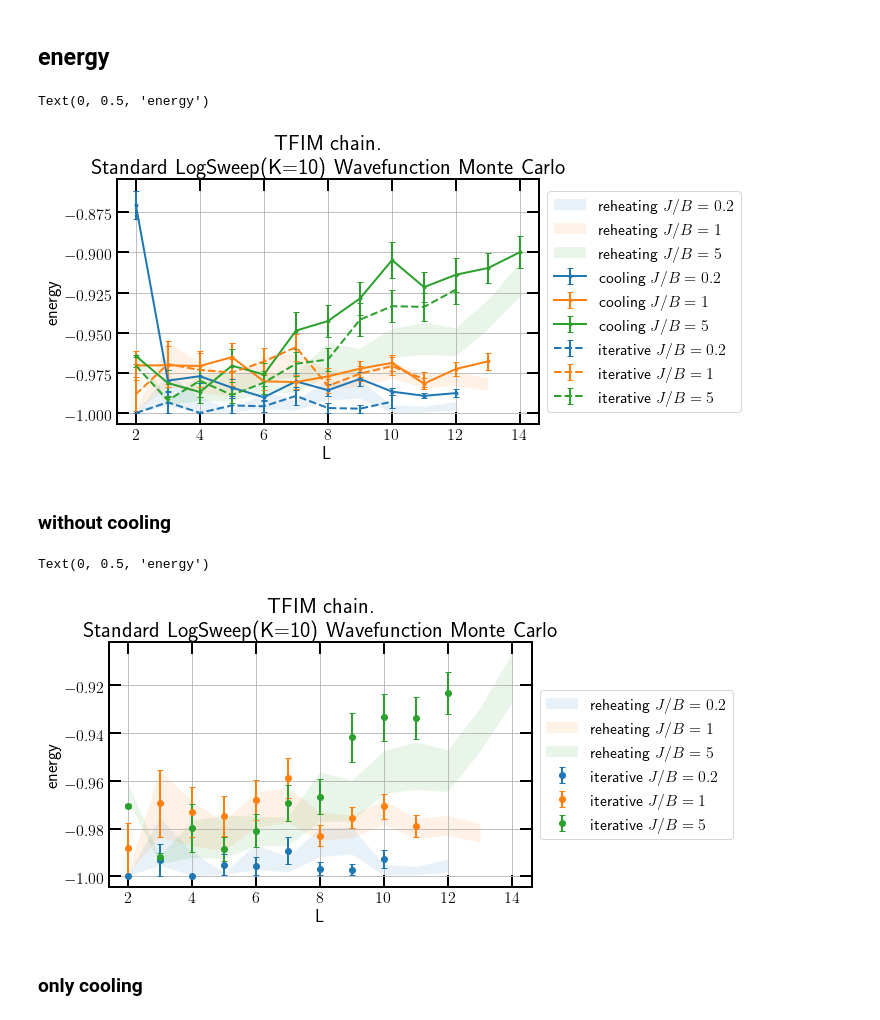
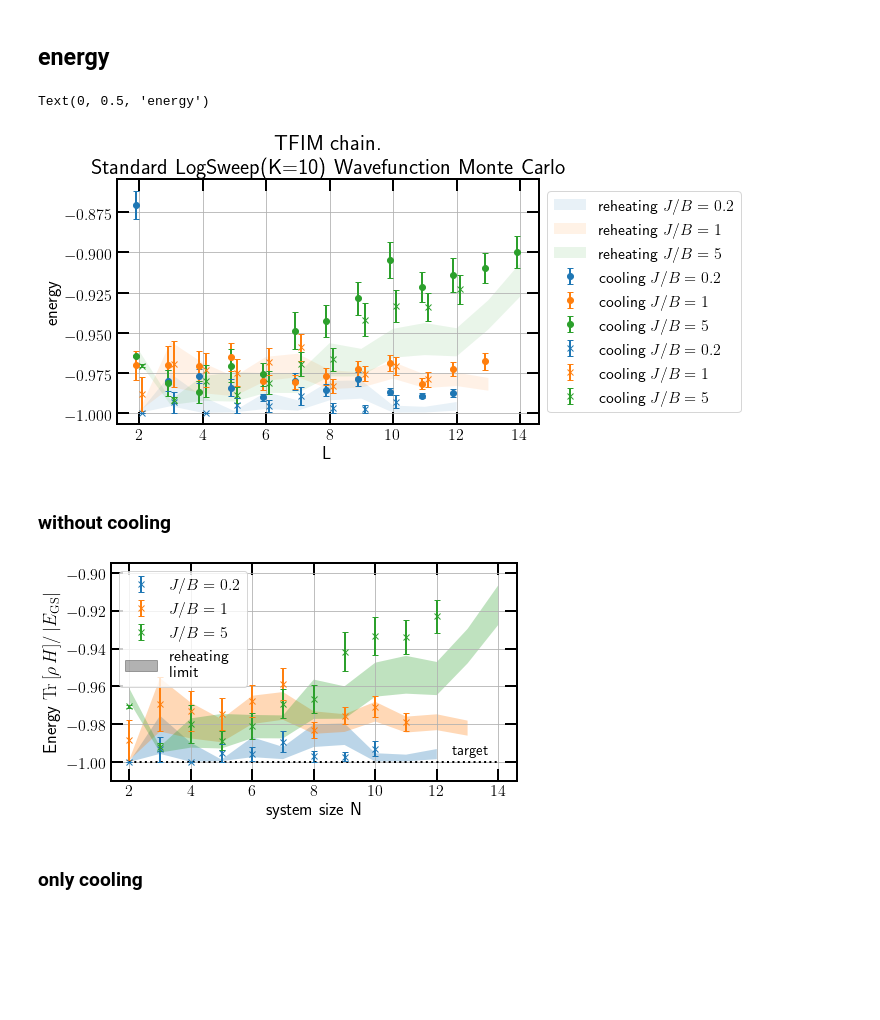
Before and after one commit to aQaLeiden/QuantumDigitalCooling, a Jupyter notebook: data-analysis/TFIM-chain-logsweep-WF.ipynb, the cells around one changed output. Cells and saved outputs as stored; diff of their text form; code cells hidden in the pictures; blank space fills up the shorter version.

```diff
--- a/data-analysis/TFIM-chain-logsweep-WF.ipynb
+++ b/data-analysis/TFIM-chain-logsweep-WF.ipynb
@@ -129,7 +129,8 @@ for JvB in [.2, 1, 5]:
                      ) for d in cooling_data
                        if d['K'] == K and np.isclose(d['J']/d['B'], JvB))
     L_l, avgs, stds = zip(*sorted(data_iterator))
-    plt.errorbar(L_l, avgs, yerr=stds, label=f'cooling $J/B={JvB}$')
+    plt.errorbar(np.array(L_l)-0.1, avgs, yerr=stds,
+                 fmt='o', label=f'cooling $J/B={JvB}$')
 
 # reheating
 plt.gca().set_prop_cycle(None)
@@ -152,52 +153,65 @@ for JvB in [.2, 1, 5]:
                      ) for d in iterative_data
                        if d['K'] == K and np.isclose(d['J']/d['B'], JvB))
     L_l, avgs, stds = zip(*sorted(data_iterator))
-    plt.errorbar(L_l, avgs, yerr=stds, fmt='--', label=f'iterative $J/B={JvB}$')
+    plt.errorbar(np.array(L_l)+0.1, avgs, yerr=stds,
+                 fmt='x', label=f'cooling $J/B={JvB}$')
 
 plt.legend(bbox_to_anchor=(1, .5), loc='center left')
 plt.xlabel('L')
 plt.ylabel('energy')
 # %% [output]
 Text(0, 0.5, 'energy')
-[figure, old version]
+[figure, new version]
 # %% [markdown]
 ### without cooling
 # %%
+#plt.title(f'TFIM chain.\nStandard LogSweep(K={K}) Wavefunction Monte Carlo')
+
+plt.figure(figsize=[7.0, 4.0])
 K=10
-plt.figure(figsize = (10, 5))
-plt.title(f'TFIM chain.\nStandard LogSweep(K={K}) Wavefunction Monte Carlo')
+JvBlist = [.2, 1, 5]
+alpha = 0.3
 
-# iterative
+# cooling
 plt.gca().set_prop_cycle(None)
-for JvB in [.2, 1, 5]:
+for JvB in JvBlist:
     data_iterator = ((d['L'],
                       d['energy_avg'],
                       d['energy_std']/np.sqrt(len(d['energy_samples']))
                      ) for d in iterative_data
                        if d['K'] == K and np.isclose(d['J']/d['B'], JvB))
     L_l, avgs, stds = zip(*sorted(data_iterator))
-    plt.errorbar(L_l, avgs, yerr=stds, fmt='o', label=f'iterative $J/B={JvB}$')
+    plt.errorbar(L_l, avgs, yerr=stds, fmt='x', label=f'cooling $J/B={JvB}$')
 
 # reheating
 plt.gca().set_prop_cycle(None)
-for JvB in [.2, 1, 5]:
+for JvB in JvBlist:
     data_iterator = ((d['L'],
                       d['energy_avg'],
                       d['energy_std']/np.sqrt(len(d['energy_samples']))
                      ) for d in reheating_data
                        if d['K'] == K and np.isclose(d['J']/d['B'], JvB))
     L_l, avgs, stds = zip(*sorted(data_iterator))
     #plt.plot(L_l, avgs, ':', label=f'reheating $J/B={JvB}$')
     #plt.errorbar(L_l, avgs, yerr=stds, fmt=':', label=f'reheating $J/B={JvB}$')
-    plt.fill_between(L_l, np.array(avgs)-stds, np.array(avgs)+stds, alpha=.1,
+    plt.fill_between(L_l, np.array(avgs)-stds, np.array(avgs)+stds, alpha=alpha,
                      label = f'reheating $J/B={JvB}$')
 
-plt.legend(bbox_to_anchor=(1, .5), loc='center left')
-plt.xlabel('L')
-plt.ylabel('energy')
+plt.ylim(-1.01, -.895)
+plt.hlines(-1, 2, 14, ls=':')
+plt.annotate('target', (12.5, -0.996),
+             #bbox = dict(boxstyle='round', facecolor='white', alpha=0.5, zorder=0)
+            )
+h, l = plt.gca().get_legend_handles_labels()
+plt.legend(h[3:] + [plt.Polygon([(0,0), (1,1)], color='black', alpha = alpha)],
+           [f'$J/B = {JvB}$' for JvB in JvBlist] + ['reheating\nlimit'])
+plt.xlabel('system size N')
+plt.ylabel(r'Energy $\mathrm{Tr}\left[\rho\,H]\right/\vert E_\mathrm{GS}\vert$')
+plt.tight_layout()
+
+#plt.savefig('../figures/LSscaling.pdf', bbox_inches='tight')
 # %% [output]
-Text(0, 0.5, 'energy')
-[figure, old version]
+[figure, new version]
 # %% [markdown]
 ### only cooling
 # %%
```
Also changed, not shown: parts of 1 cell of this notebook, 18 other files.
